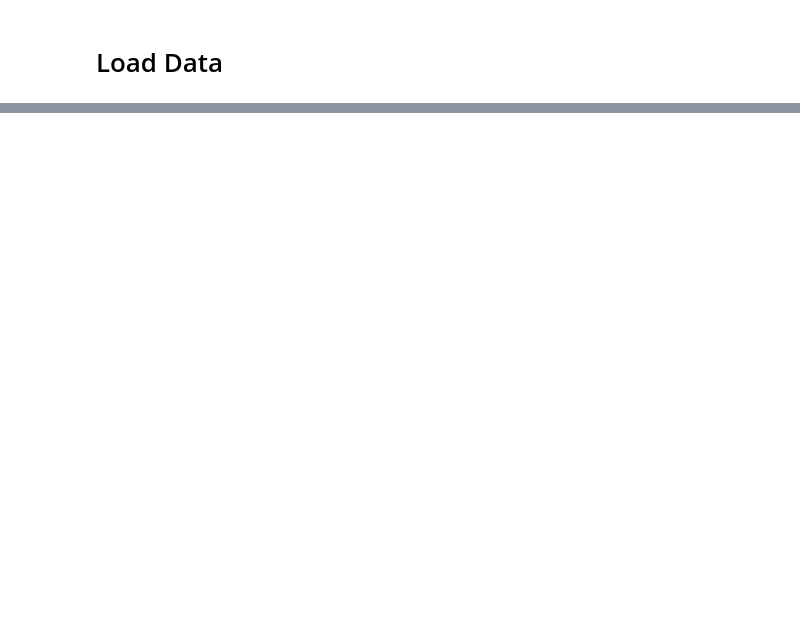
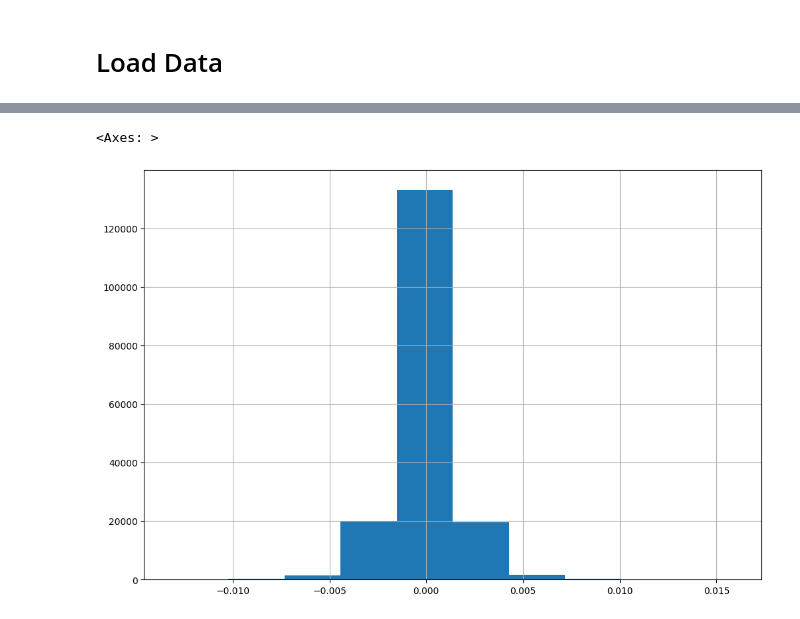
Before and after one commit to shreyash99ramtekkar/forex-economic-analysis, a Jupyter notebook: economic_analysis.ipynb, the cells around one changed output, grey strips where cells are left out. Saved outputs shown, nothing was run; the diff lists cells and outputs as text; code cells hidden in the pictures; blank space fills up the shorter version.

```diff
--- a/economic_analysis.ipynb
+++ b/economic_analysis.ipynb
@@ -220,0 +280,2 @@ frame['deviation'] = frame.deviation.replace('-',None).astype(np.float64)
+# %%
+frame.drop(columns=['actual','deviation','consensus','previous'],inplace=True)
@@ -220,0 +284,2 @@ frame['deviation'] = frame.deviation.replace('-',None).astype(np.float64)
+# %%
+frame.drop(PRICES_TO_DROP,axis=1,inplace=True)
@@ -220,0 +320,21 @@ frame['deviation'] = frame.deviation.replace('-',None).astype(np.float64)
+# %%
+# Moving averages
+for window in [3, 6, 12]:
+    frame[f'moving_average_{window}h_before'] = frame[[f'{i}h' for i in range(-3, 0)]].mean(axis=1).rolling(window=window).mean()
+    frame[f'moving_average_{window}h_after'] = frame[[f'{i}h' for i in range(1, 21)]].mean(axis=1).rolling(window=window).mean()
+
+# Volatility (standard deviation)
+for window in [3, 6, 12]:
+    frame[f'volatility_{window}h_before'] = frame[[f'{i}h' for i in range(-3, 0)]].std(axis=1).rolling(window=window).std()
+    frame[f'volatility_{window}h_after'] = frame[[f'{i}h' for i in range(1, 21)]].std(axis=1).rolling(window=window).std()
+# %%
+# Calculate price changes
+PRICE_COLUMNS = [ str(i)+'h' for i in range(-HOURS_BEFORE+1,HOURS_AFTER+1)]
+# for i in range(len(PRICE_COLUMNS) - 1):
+#     frame[f'price_change_{PRICE_COLUMNS[i+1]}'] = frame[PRICE_COLUMNS[i+1]] - frame[PRICE_COLUMNS[i]]
+frame[f'price_change_1h'] = frame['1h'] - frame['0h']
+# %%
+frame['price_change_1h'].hist(figsize=(12,8))
+# %% [output]
+<Axes: >
+[figure, added]
```
Also changed, not shown: parts of 77 cells of this notebook, 5 other files.
